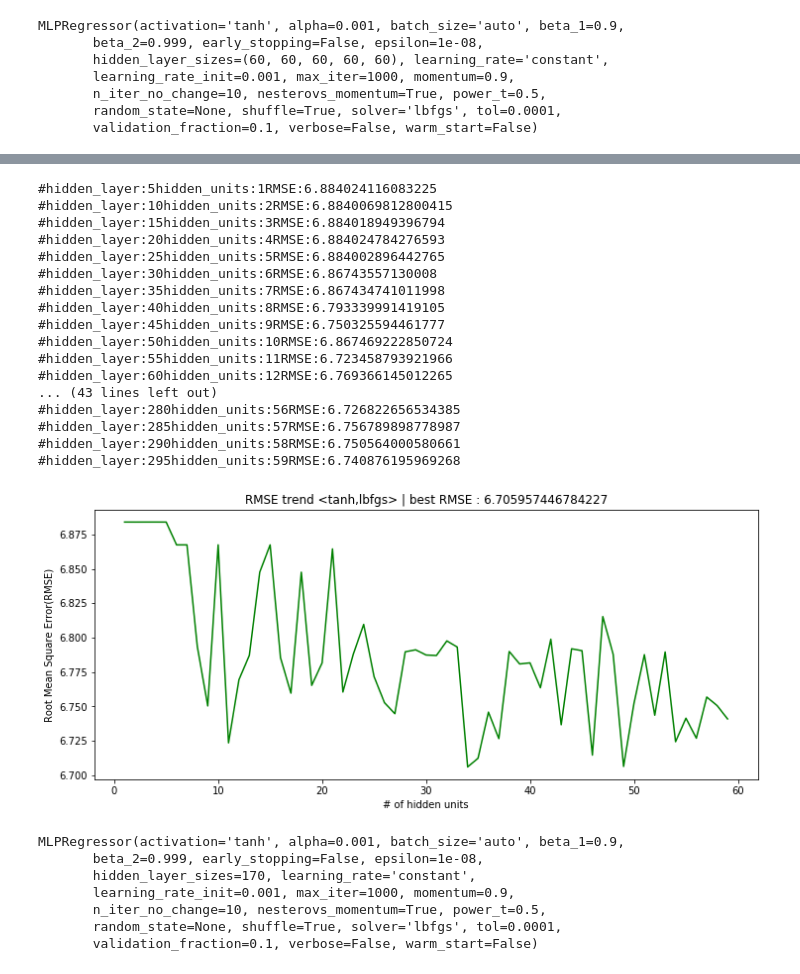
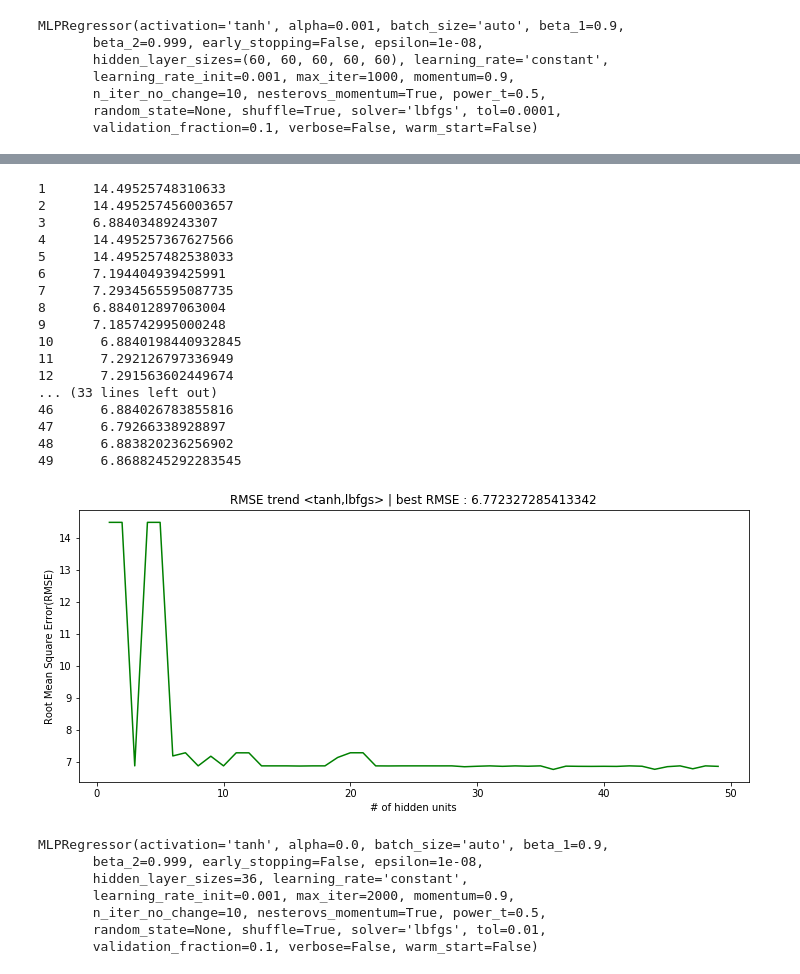
Before and after one commit to chanship72/pathloss, a Jupyter notebook: ann_regression_crossvalidation.ipynb, the cells around one changed output, grey strips where cells are left out. Cells and saved outputs as stored; diff of their text form; code cells hidden in the pictures.

```diff
--- a/ann_regression_crossvalidation.ipynb
+++ b/ann_regression_crossvalidation.ipynb
@@ -399,33 +413,33 @@ MLPRegressor(activation='logistic', alpha=0.001, batch_size='auto',
 # %%
 %autoreload
 # model_validation(Xtrain, Ytrain, mode, max_layers, max_unit, activation, loss)
-model = model_validation(X_train_ma, y_train_ma, X_val_ma, y_val_ma, 'hu', 5, 60, 'tanh', 'lbfgs')
+model = model_validation(X_train_ma, y_train_ma, X_val_ma, y_val_ma, 'hu', 1, 50, 'tanh', 'lbfgs')
 print(model)
 # mlp_prediction_error(model, X, Y)
 rmse = mlp_prediction_error(model, X_val_ma, y_val_ma)
 # %% [output]
-#hidden_layer:5hidden_units:1RMSE:6.884024116083225
-#hidden_layer:10hidden_units:2RMSE:6.8840069812800415
-#hidden_layer:15hidden_units:3RMSE:6.884018949396794
-#hidden_layer:20hidden_units:4RMSE:6.884024784276593
-#hidden_layer:25hidden_units:5RMSE:6.884002896442765
-#hidden_layer:30hidden_units:6RMSE:6.86743557130008
-#hidden_layer:35hidden_units:7RMSE:6.867434741011998
-#hidden_layer:40hidden_units:8RMSE:6.793339991419105
-#hidden_layer:45hidden_units:9RMSE:6.750325594461777
-#hidden_layer:50hidden_units:10RMSE:6.867469222850724
-#hidden_layer:55hidden_units:11RMSE:6.723458793921966
-#hidden_layer:60hidden_units:12RMSE:6.769366145012265
-... (43 lines left out)
-#hidden_layer:280hidden_units:56RMSE:6.726822656534385
-#hidden_layer:285hidden_units:57RMSE:6.756789898778987
-#hidden_layer:290hidden_units:58RMSE:6.750564000580661
-#hidden_layer:295hidden_units:59RMSE:6.740876195969268
+1      14.49525748310633
+2      14.495257456003657
+3      6.88403489243307
+4      14.495257367627566
+5      14.495257482538033
+6      7.194404939425991
+7      7.2934565595087735
+8      6.884012897063004
+9      7.185742995000248
+10      6.8840198440932845
+11      7.292126797336949
+12      7.291563602449674
+... (33 lines left out)
+46      6.884026783855816
+47      6.79266338928897
+48      6.883820236256902
+49      6.8688245292283545
-[figure, old version]
+[figure, new version]
-MLPRegressor(activation='tanh', alpha=0.001, batch_size='auto', beta_1=0.9,
+MLPRegressor(activation='tanh', alpha=0.0, batch_size='auto', beta_1=0.9,
        beta_2=0.999, early_stopping=False, epsilon=1e-08,
-       hidden_layer_sizes=170, learning_rate='constant',
-       learning_rate_init=0.001, max_iter=1000, momentum=0.9,
+       hidden_layer_sizes=36, learning_rate='constant',
+       learning_rate_init=0.001, max_iter=2000, momentum=0.9,
        n_iter_no_change=10, nesterovs_momentum=True, power_t=0.5,
-       random_state=None, shuffle=True, solver='lbfgs', tol=0.0001,
+       random_state=None, shuffle=True, solver='lbfgs', tol=0.01,
        validation_fraction=0.1, verbose=False, warm_start=False)
```
Also changed, not shown: parts of 14 cells of this notebook, 4 other files.
